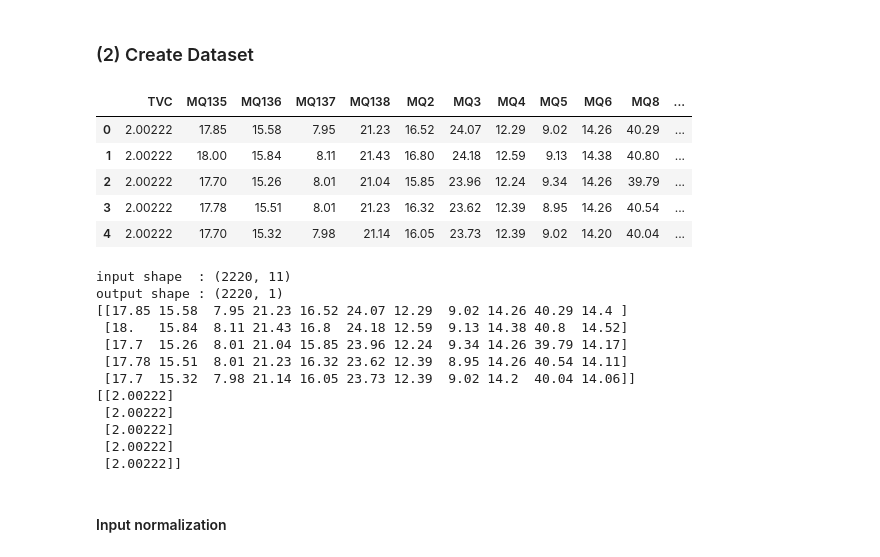
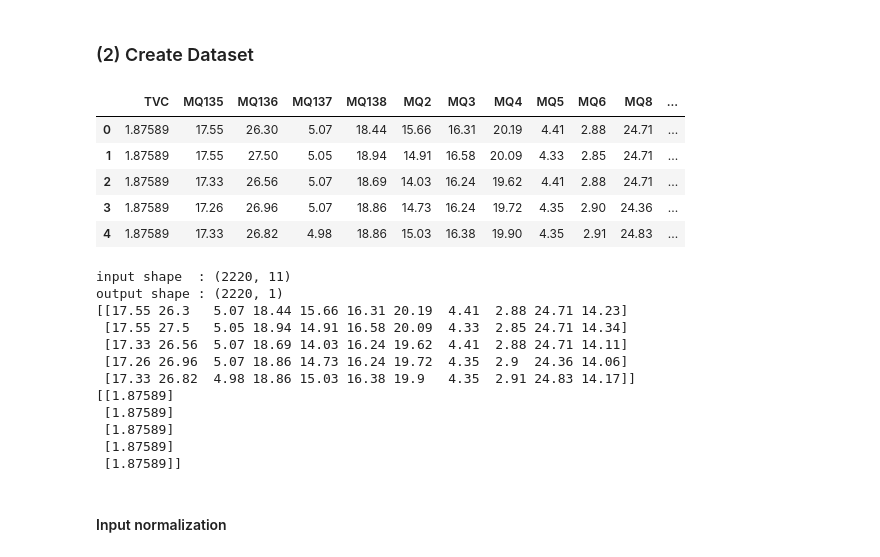
Before and after one commit to epmbanten/Tugas-AI-602225073-Dody-Suhendra, a Jupyter notebook: BeefMicrobialPopulationPrediction-1.ipynb, the cells around one changed output. Drawn from its saved outputs; the diff is of its cells as text; code cells hidden in the pictures.

```diff
--- a/BeefMicrobialPopulationPrediction-1.ipynb
+++ b/BeefMicrobialPopulationPrediction-1.ipynb
@@ -56,7 +56,7 @@ The current time is: 2026-05-07 12:09:00
 import pandas as pd
 
 df_sheets = pd.read_excel('e-nose_dataset_12_beef_cuts.xlsx',
-    sheet_name=['1.Inside-Outside', '2.Round','3.Top_Sirloin'])
-df_sheets['1.Inside-Outside']
+    sheet_name=['7.Rib_eye'])
+df_sheets['7.Rib_eye']
 # %% [output]
 |  | Minute | TVC | Label | MQ135 | MQ136 | MQ137 | MQ138 | MQ2 | MQ3 | MQ4 | MQ5 | ... |
@@ -112,16 +108,16 @@ plt.legend(['Inside-Outside','Round','Top_Sirloin']); plt.xlabel('Minute'); plt.
 ### (2) Create Dataset
 # %%
 df_dataset = pd.DataFrame()
-df_dataset = df_sheets['1.Inside-Outside'].copy()
+df_dataset = df_sheets['7.Rib_eye'].copy()
 df_dataset.drop(columns=['Minute', 'Label'], inplace=True)
 df_dataset.head()
 # %% [output]
 |  | TVC | MQ135 | MQ136 | MQ137 | MQ138 | MQ2 | MQ3 | MQ4 | MQ5 | MQ6 | MQ8 | ... |
-| 0 | 2.00222 | 17.85 | 15.58 | 7.95 | 21.23 | 16.52 | 24.07 | 12.29 | 9.02 | 14.26 | 40.29 | ... |
-| 1 | 2.00222 | 18.00 | 15.84 | 8.11 | 21.43 | 16.80 | 24.18 | 12.59 | 9.13 | 14.38 | 40.80 | ... |
-| 2 | 2.00222 | 17.70 | 15.26 | 8.01 | 21.04 | 15.85 | 23.96 | 12.24 | 9.34 | 14.26 | 39.79 | ... |
-| 3 | 2.00222 | 17.78 | 15.51 | 8.01 | 21.23 | 16.32 | 23.62 | 12.39 | 8.95 | 14.26 | 40.54 | ... |
-| 4 | 2.00222 | 17.70 | 15.32 | 7.98 | 21.14 | 16.05 | 23.73 | 12.39 | 9.02 | 14.20 | 40.04 | ... |
+| 0 | 1.87589 | 17.55 | 26.30 | 5.07 | 18.44 | 15.66 | 16.31 | 20.19 | 4.41 | 2.88 | 24.71 | ... |
+| 1 | 1.87589 | 17.55 | 27.50 | 5.05 | 18.94 | 14.91 | 16.58 | 20.09 | 4.33 | 2.85 | 24.71 | ... |
+| 2 | 1.87589 | 17.33 | 26.56 | 5.07 | 18.69 | 14.03 | 16.24 | 19.62 | 4.41 | 2.88 | 24.71 | ... |
+| 3 | 1.87589 | 17.26 | 26.96 | 5.07 | 18.86 | 14.73 | 16.24 | 19.72 | 4.35 | 2.90 | 24.36 | ... |
+| 4 | 1.87589 | 17.33 | 26.82 | 4.98 | 18.86 | 15.03 | 16.38 | 19.90 | 4.35 | 2.91 | 24.83 | ... |
 # %%
 ds_values = df_dataset.values
 
@@ -135,16 +131,16 @@ print(ds_outputs[0:5,:])
 # %% [output]
 input shape  : (2220, 11)
 output shape : (2220, 1)
-[[17.85 15.58  7.95 21.23 16.52 24.07 12.29  9.02 14.26 40.29 14.4 ]
- [18.   15.84  8.11 21.43 16.8  24.18 12.59  9.13 14.38 40.8  14.52]
- [17.7  15.26  8.01 21.04 15.85 23.96 12.24  9.34 14.26 39.79 14.17]
- [17.78 15.51  8.01 21.23 16.32 23.62 12.39  8.95 14.26 40.54 14.11]
- [17.7  15.32  7.98 21.14 16.05 23.73 12.39  9.02 14.2  40.04 14.06]]
-[[2.00222]
- [2.00222]
- [2.00222]
- [2.00222]
- [2.00222]]
+[[17.55 26.3   5.07 18.44 15.66 16.31 20.19  4.41  2.88 24.71 14.23]
+ [17.55 27.5   5.05 18.94 14.91 16.58 20.09  4.33  2.85 24.71 14.34]
+ [17.33 26.56  5.07 18.69 14.03 16.24 19.62  4.41  2.88 24.71 14.11]
+ [17.26 26.96  5.07 18.86 14.73 16.24 19.72  4.35  2.9  24.36 14.06]
+ [17.33 26.82  4.98 18.86 15.03 16.38 19.9   4.35  2.91 24.83 14.17]]
+[[1.87589]
+ [1.87589]
+ [1.87589]
+ [1.87589]
+ [1.87589]]
 # %% [markdown]
 #### Input normalization
 # %%
```
Also changed, not shown: parts of 11 cells of this notebook.
